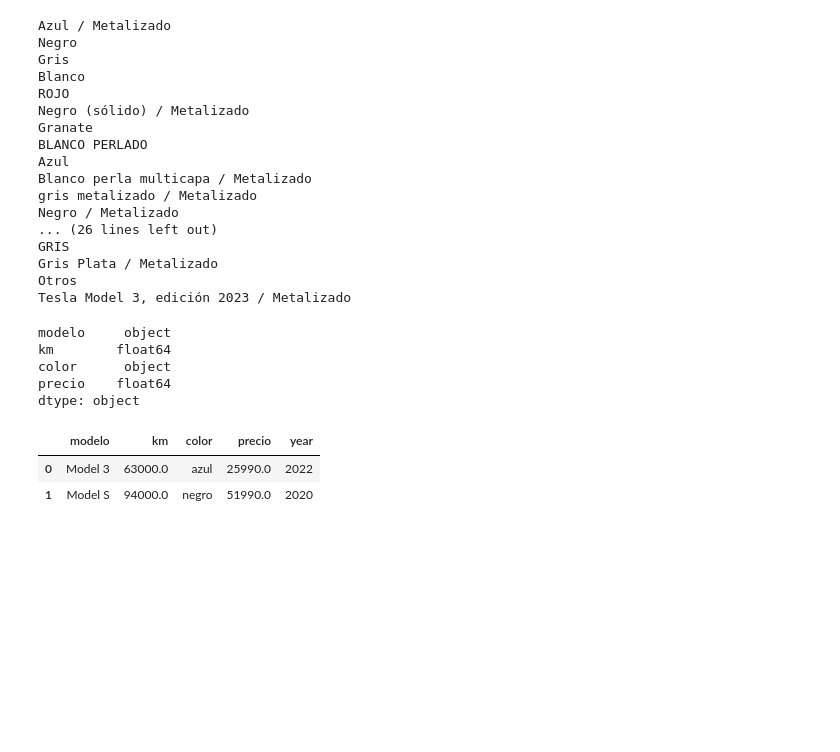
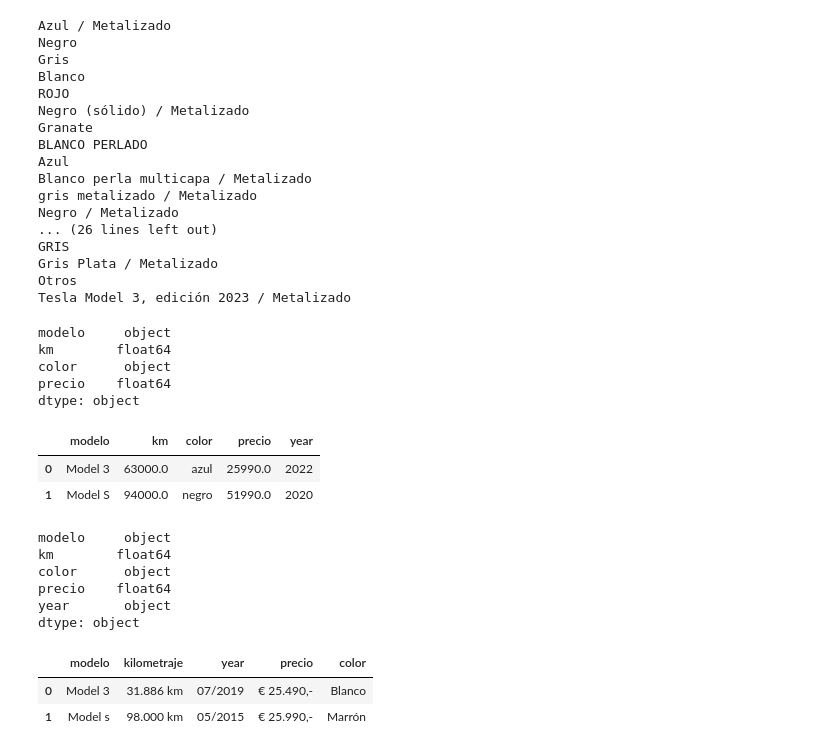
Before and after one commit to ManuelRodrSha/proyecto_tesla, a Jupyter notebook: src/limpiado_datos.ipynb, the cells around one changed output. Saved outputs shown, nothing was run; the diff lists cells and outputs as text; code cells hidden in the pictures; blank space fills up the shorter version.

```diff
--- a/src/limpiado_datos.ipynb
+++ b/src/limpiado_datos.ipynb
@@ -231,6 +231,15 @@ dataframe_web_utocasion.head(2)
 |  | modelo | km | color | precio | year |
 | 0 | Model 3 | 63000.0 | azul | 25990.0 | 2022 |
 | 1 | Model S | 94000.0 | negro | 51990.0 | 2020 |
+# %%
+dataframe_web_utocasion.dtypes
+# %% [output]
+modelo     object
+km        float64
+color      object
+precio    float64
+year       object
+dtype: object
 # %%
 df_unido = pd.concat([dataframe_web_utocasion, dataframe_web_tesla], ignore_index=True)
 df_unido.to_csv("../dataframe/unido_final.csv")
@@ -236,0 +248,6 @@ df_unido.to_csv("../dataframe/unido_final.csv")
+# %%
+dataframe_autoscout.head(2)
+# %% [output]
+|  | modelo | kilometraje | year | precio | color |
+| 0 | Model 3 | 31.886 km | 07/2019 | € 25.490,- | Blanco |
+| 1 | Model s | 98.000 km | 05/2015 | € 25.990,- | Marrón |
```
Also changed, not shown: parts of 19 cells of this notebook, 4 other files.
